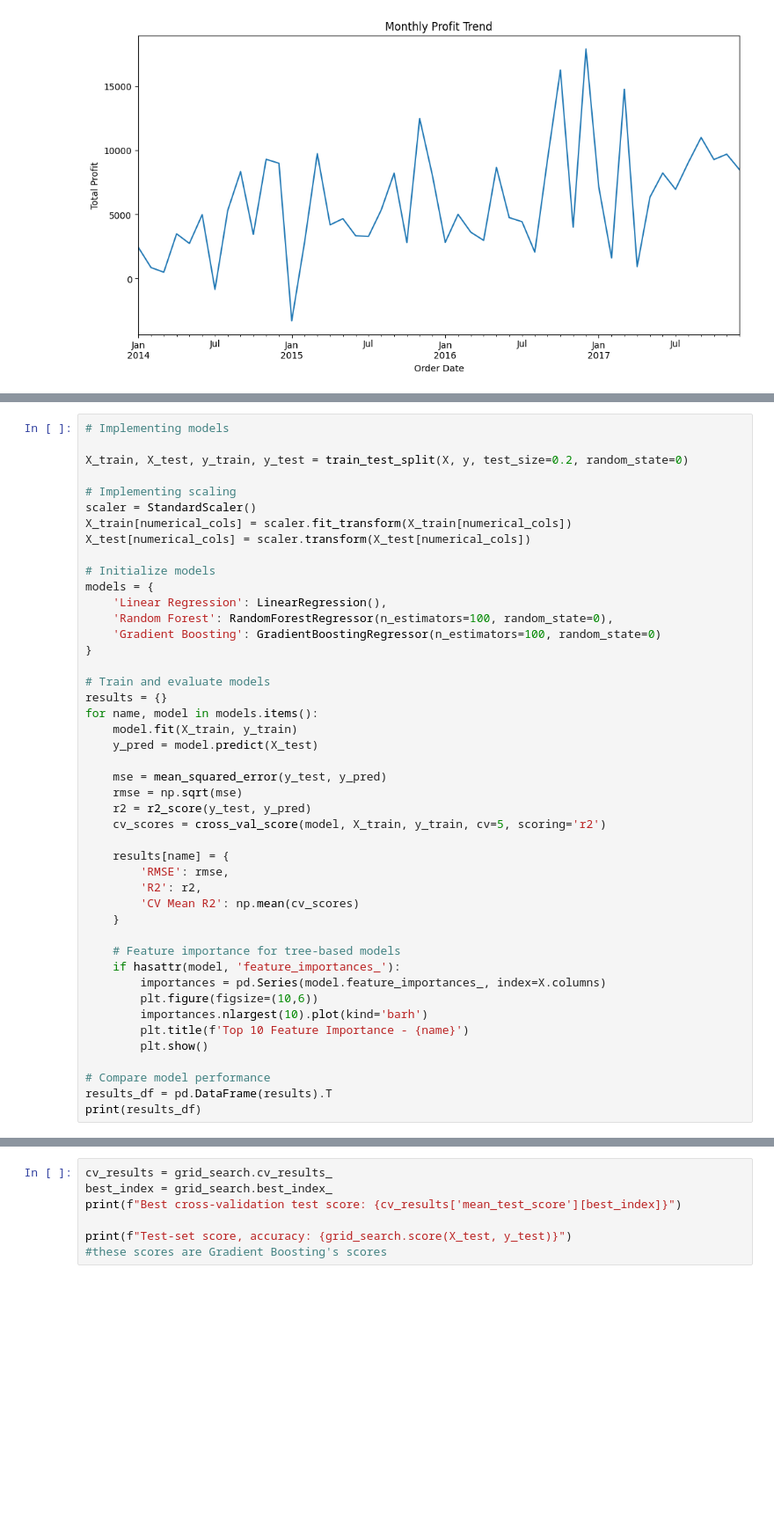
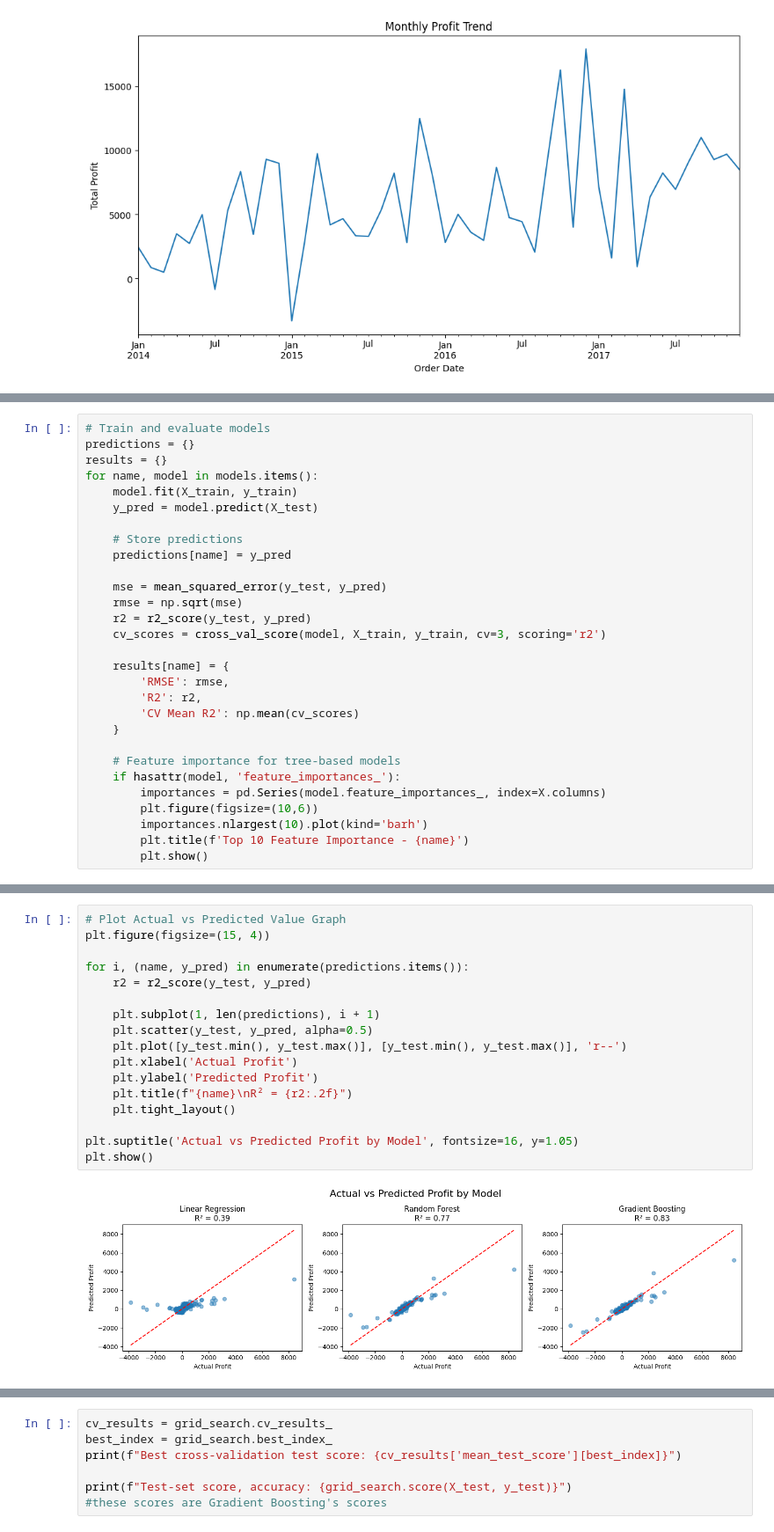
Before and after one commit to zaira-ra/ENSF444_Project, a Jupyter notebook: ENSF444Project.ipynb, the cells around one changed output, grey strips where cells are left out. Shown at 88% size. Cells and saved outputs as stored; diff of their text form; blank space fills up the shorter version.

Commit message:
fixed comments and added visualizations

```diff
--- a/ENSF444Project.ipynb
+++ b/ENSF444Project.ipynb
@@ -104,30 +118,18 @@ plt.show()
 # %%
-# Implementing models
-
-X_train, X_test, y_train, y_test = train_test_split(X, y, test_size=0.2, random_state=0)
-
-# Implementing scaling
-scaler = StandardScaler()
-X_train[numerical_cols] = scaler.fit_transform(X_train[numerical_cols])
-X_test[numerical_cols] = scaler.transform(X_test[numerical_cols])
-
-# Initialize models
-models = {
-    'Linear Regression': LinearRegression(),
-    'Random Forest': RandomForestRegressor(n_estimators=100, random_state=0),
-    'Gradient Boosting': GradientBoostingRegressor(n_estimators=100, random_state=0)
-}
-
 # Train and evaluate models
+predictions = {}
 results = {}
 for name, model in models.items():
     model.fit(X_train, y_train)
     y_pred = model.predict(X_test)
 
+    # Store predictions
+    predictions[name] = y_pred
+
     mse = mean_squared_error(y_test, y_pred)
     rmse = np.sqrt(mse)
     r2 = r2_score(y_test, y_pred)
-    cv_scores = cross_val_score(model, X_train, y_train, cv=5, scoring='r2')
+    cv_scores = cross_val_score(model, X_train, y_train, cv=3, scoring='r2')
 
     results[name] = {
         'RMSE': rmse,
@@ -142,10 +144,6 @@ for name, model in models.items():
         importances.nlargest(10).plot(kind='barh')
         plt.title(f'Top 10 Feature Importance - {name}')
         plt.show()
-
-# Compare model performance
-results_df = pd.DataFrame(results).T
-print(results_df)
 # %% [output]
 [figure]
 [figure]
@@ -156,3 +159,22 @@ Gradient Boosting  120.409796  0.833499    0.583018
+# %%
+# Plot Actual vs Predicted Value Graph
+plt.figure(figsize=(15, 4))
+
+for i, (name, y_pred) in enumerate(predictions.items()):
+    r2 = r2_score(y_test, y_pred)
+
+    plt.subplot(1, len(predictions), i + 1)
+    plt.scatter(y_test, y_pred, alpha=0.5)
+    plt.plot([y_test.min(), y_test.max()], [y_test.min(), y_test.max()], 'r--')
+    plt.xlabel('Actual Profit')
+    plt.ylabel('Predicted Profit')
+    plt.title(f"{name}\nR² = {r2:.2f}")
+    plt.tight_layout()
+
+plt.suptitle('Actual vs Predicted Profit by Model', fontsize=16, y=1.05)
+plt.show()
+# %% [output]
+[figure, added]
 # %%
 #Hyperparameter Tuning (For Best Performing Model)
 
```
Also changed, not shown: parts of 8 cells of this notebook.
